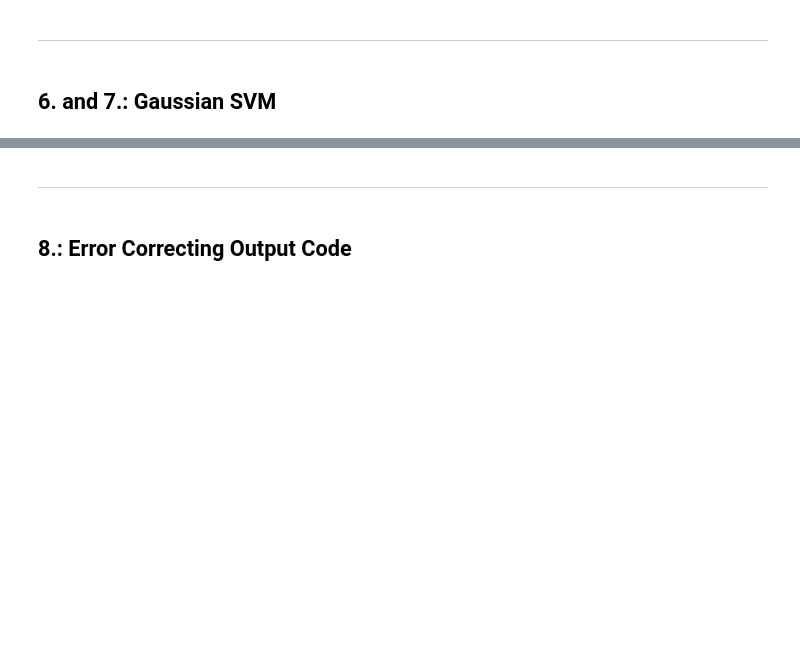
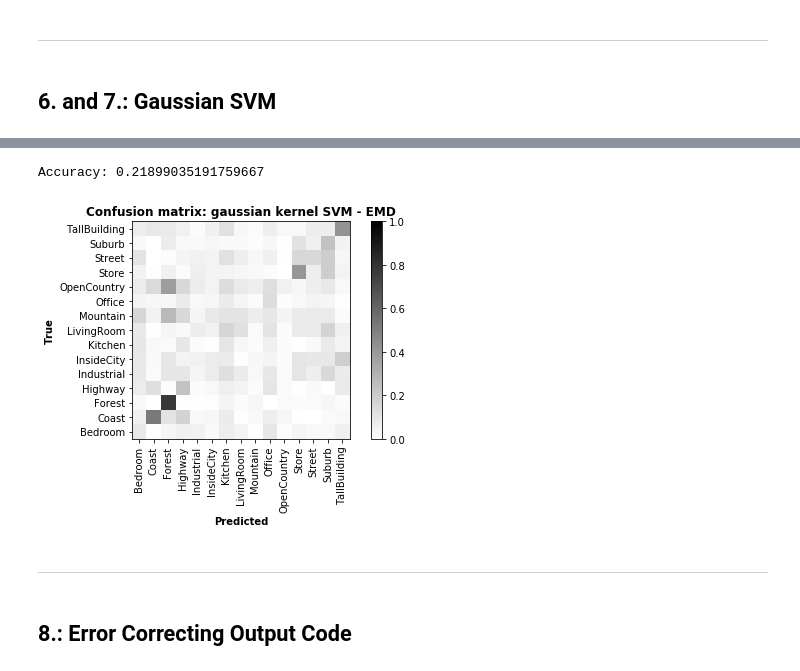
Before and after one commit to pindri/CVPR_exam, a Jupyter notebook: source/main.ipynb, the cells around one changed output, grey strips where cells are left out. Cells and saved outputs as stored; diff of their text form; code cells hidden in the pictures; blank space fills up the shorter version.

```diff
--- a/source/main.ipynb
+++ b/source/main.ipynb
@@ -124,6 +149,9 @@ test_df["predicted"] = predicted
 # %%
 utils.plot_confusion_matrix(true, predicted,
-                            title = "Confusion matrix: gaussian kernel SVM")
+                            title = "Confusion matrix: gaussian kernel SVM - EMD")
+# %% [output]
+Accuracy: 0.21899035191759667
+[figure, added]
 # %% [markdown]
 ----
 # %% [markdown]
```
Also changed, not shown: parts of 14 cells of this notebook, 5 other files.
